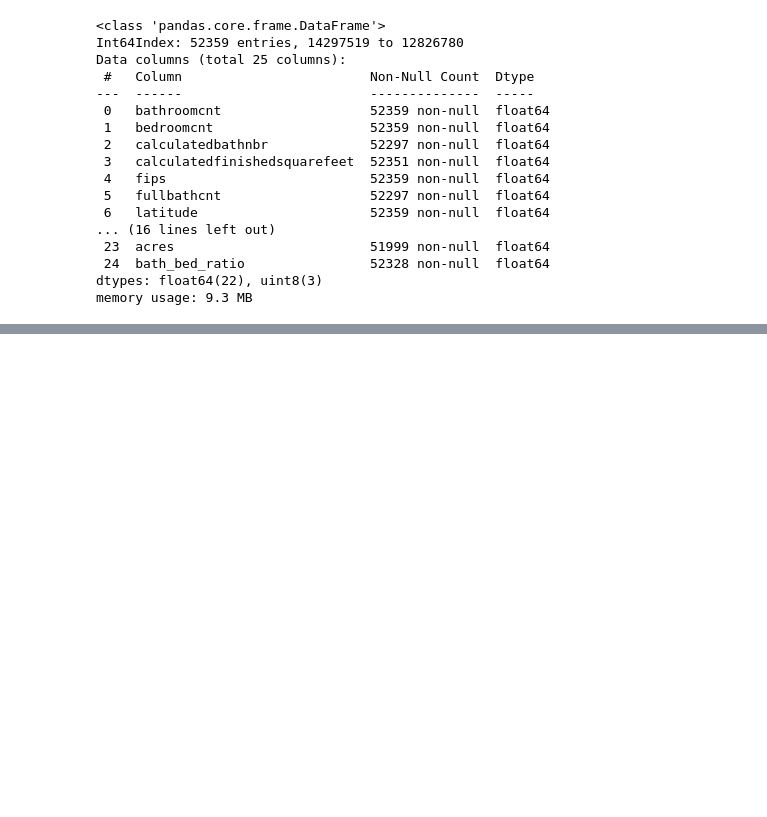
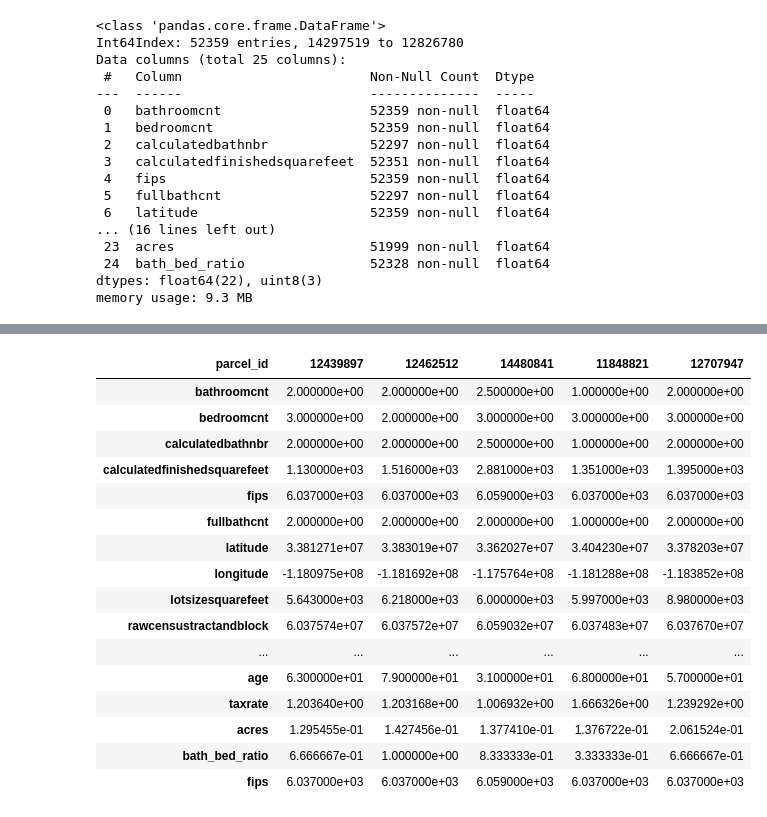
Before and after one commit to Tyler-Applegate/zillow-clustering-project, a Jupyter notebook: scratchpad.ipynb, the cells around one changed output, grey strips where cells are left out. Drawn from its saved outputs; the diff is of its cells as text; code cells hidden in the pictures; blank space fills up the shorter version.

```diff
--- a/scratchpad.ipynb
+++ b/scratchpad.ipynb
@@ -145,0 +158,20 @@ df = prepare.drop_outliers(df, cols, k=3)
+# %%
+X_train.head().T
+# %% [output]
+| parcel_id | 12439897 | 12462512 | 14480841 | 11848821 | 12707947 |
+| bathroomcnt | 2.000000e+00 | 2.000000e+00 | 2.500000e+00 | 1.000000e+00 | 2.000000e+00 |
+| bedroomcnt | 3.000000e+00 | 2.000000e+00 | 3.000000e+00 | 3.000000e+00 | 3.000000e+00 |
+| calculatedbathnbr | 2.000000e+00 | 2.000000e+00 | 2.500000e+00 | 1.000000e+00 | 2.000000e+00 |
+| calculatedfinishedsquarefeet | 1.130000e+03 | 1.516000e+03 | 2.881000e+03 | 1.351000e+03 | 1.395000e+03 |
+| fips | 6.037000e+03 | 6.037000e+03 | 6.059000e+03 | 6.037000e+03 | 6.037000e+03 |
+| fullbathcnt | 2.000000e+00 | 2.000000e+00 | 2.000000e+00 | 1.000000e+00 | 2.000000e+00 |
+| latitude | 3.381271e+07 | 3.383019e+07 | 3.362027e+07 | 3.404230e+07 | 3.378203e+07 |
+| longitude | -1.180975e+08 | -1.181692e+08 | -1.175764e+08 | -1.181288e+08 | -1.183852e+08 |
+| lotsizesquarefeet | 5.643000e+03 | 6.218000e+03 | 6.000000e+03 | 5.997000e+03 | 8.980000e+03 |
+| rawcensustractandblock | 6.037574e+07 | 6.037572e+07 | 6.059032e+07 | 6.037483e+07 | 6.037670e+07 |
+| ... | ... | ... | ... | ... | ... |
+| age | 6.300000e+01 | 7.900000e+01 | 3.100000e+01 | 6.800000e+01 | 5.700000e+01 |
+| taxrate | 1.203640e+00 | 1.203168e+00 | 1.006932e+00 | 1.666326e+00 | 1.239292e+00 |
+| acres | 1.295455e-01 | 1.427456e-01 | 1.377410e-01 | 1.376722e-01 | 2.061524e-01 |
+| bath_bed_ratio | 6.666667e-01 | 1.000000e+00 | 8.333333e-01 | 3.333333e-01 | 6.666667e-01 |
+| fips | 6.037000e+03 | 6.037000e+03 | 6.059000e+03 | 6.037000e+03 | 6.037000e+03 |
```
Also changed, not shown: parts of 4 cells of this notebook, 1 other file.
